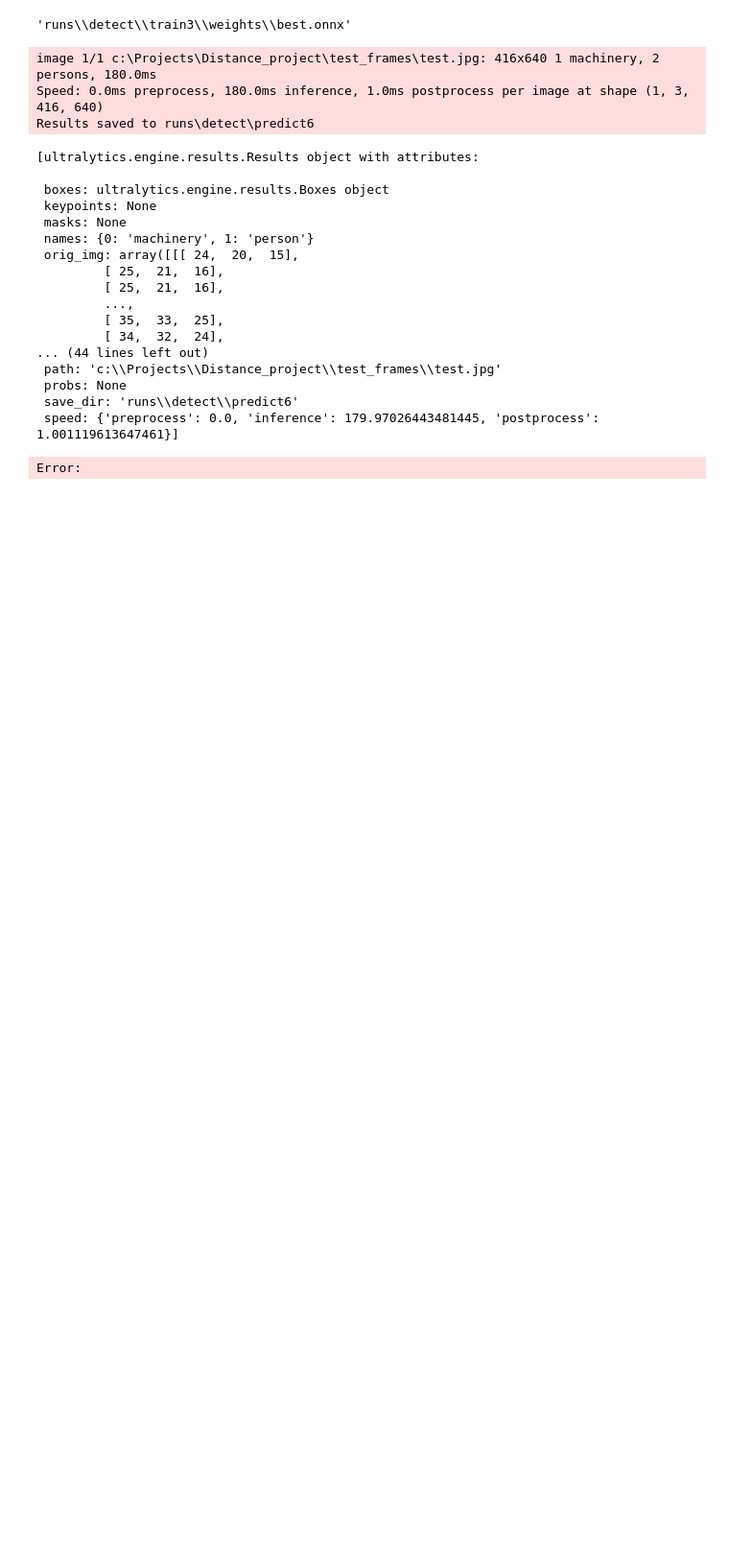
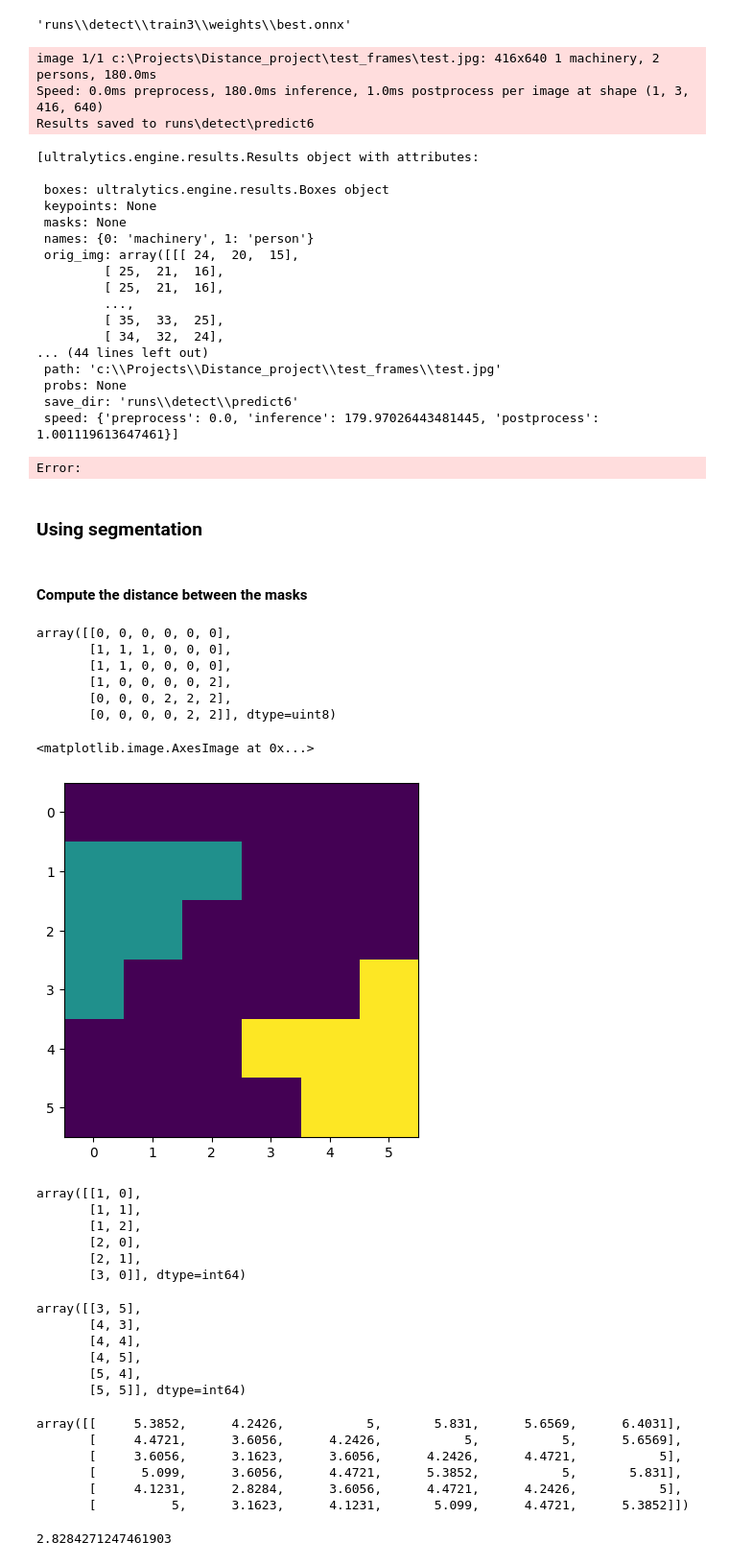
Before and after one commit to helenprokonina/Distance_project, a Jupyter notebook: test.ipynb, the cells around one changed output. Shown at 96% size. Saved outputs shown, nothing was run; the diff lists cells and outputs as text; code cells hidden in the pictures; blank space fills up the shorter version.

Commit message:
added distance between masks

```diff
--- a/test.ipynb
+++ b/test.ipynb
@@ -604,3 +598,28 @@ Results saved to runs\detect\predict6
  save_dir: 'runs\\detect\\predict6'
  speed: {'preprocess': 0.0, 'inference': 179.97026443481445, 'postprocess': 1.001119613647461}]
 Error:
+# %% [markdown]
+### Using segmentation
+# %% [markdown]
+#### Compute the distance between the masks
+# %%
+image = np.array([[0,0,0,0,0,0],
+         [1,1,1,0,0,0],
+         [1,1,0,0,0,0],
+         [1,0,0,0,0,2],
+         [0,0,0,2,2,2],
+         [0,0,0,0,2,2]],dtype=np.uint8)
+# %%
+image
+# %% [output]
+array([[0, 0, 0, 0, 0, 0],
+       [1, 1, 1, 0, 0, 0],
+       [1, 1, 0, 0, 0, 0],
+       [1, 0, 0, 0, 0, 2],
+       [0, 0, 0, 2, 2, 2],
+       [0, 0, 0, 0, 2, 2]], dtype=uint8)
+# %%
+plt.imshow(image)
+# %% [output]
+<matplotlib.image.AxesImage at 0x...>
+[figure, added]
@@ -606,0 +630,31 @@ Error:
+# %%
+class_1
+# %% [output]
+array([[1, 0],
+       [1, 1],
+       [1, 2],
+       [2, 0],
+       [2, 1],
+       [3, 0]], dtype=int64)
+# %%
+class_2
+# %% [output]
+array([[3, 5],
+       [4, 3],
+       [4, 4],
+       [4, 5],
+       [5, 4],
+       [5, 5]], dtype=int64)
+# %%
+distance.cdist(class_1, class_2)
+# %% [output]
+array([[     5.3852,      4.2426,           5,       5.831,      5.6569,      6.4031],
+       [     4.4721,      3.6056,      4.2426,           5,           5,      5.6569],
+       [     3.6056,      3.1623,      3.6056,      4.2426,      4.4721,           5],
+       [      5.099,      3.6056,      4.4721,      5.3852,           5,       5.831],
+       [     4.1231,      2.8284,      3.6056,      4.4721,      4.2426,           5],
+       [          5,      3.1623,      4.1231,       5.099,      4.4721,      5.3852]])
+# %%
+distance.cdist(class_1, class_2).min()
+# %% [output]
+2.8284271247461903
```
Also changed, not shown: parts of 5 cells of this notebook.
